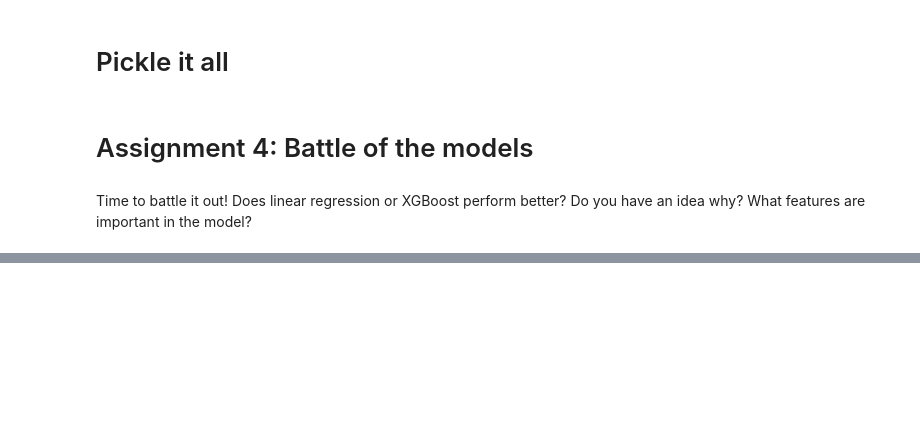
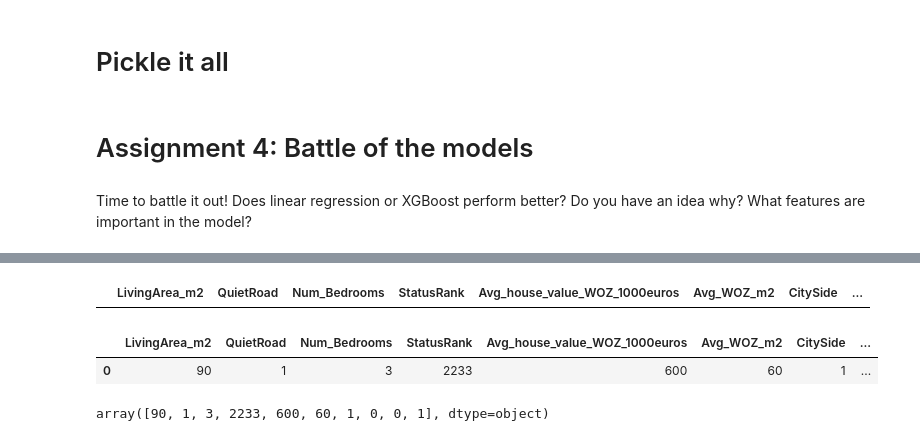
Before and after one commit to aydangasimova/ml_model_api, a Jupyter notebook: househunters_ml/notebooks/script_househunter_feature_eng.ipynb, the cells around one changed output, grey strips where cells are left out. Saved outputs shown, nothing was run; the diff lists cells and outputs as text; code cells hidden in the pictures; blank space fills up the shorter version.

```diff
--- a/househunters_ml/notebooks/script_househunter_feature_eng.ipynb
+++ b/househunters_ml/notebooks/script_househunter_feature_eng.ipynb
@@ -764,0 +818,4 @@ scores
+# %%
+XgBoost = pickle.load(open('../model.pickle', 'rb'))
+# %%
+cols_when_model_builds = XgBoost.get_booster().feature_names
@@ -764,0 +835,17 @@ scores
+# %%
+dfu = pd.DataFrame(columns=cols_when_model_builds)
+# %%
+dfu
+# %% [output]
+|  | LivingArea_m2 | QuietRoad | Num_Bedrooms | StatusRank | Avg_house_value_WOZ_1000euros | Avg_WOZ_m2 | CitySide | ... |
+# %%
+dfu = dfu.append(house_info, ignore_index=True)
+# %%
+dfu
+# %% [output]
+|  | LivingArea_m2 | QuietRoad | Num_Bedrooms | StatusRank | Avg_house_value_WOZ_1000euros | Avg_WOZ_m2 | CitySide | ... |
+| 0 | 90 | 1 | 3 | 2233 | 600 | 60 | 1 | ... |
+# %%
+dfu.values[0]
+# %% [output]
+array([90, 1, 3, 2233, 600, 60, 1, 0, 0, 1], dtype=object)
```
Also changed, not shown: parts of 36 cells of this notebook, 11 other files.
